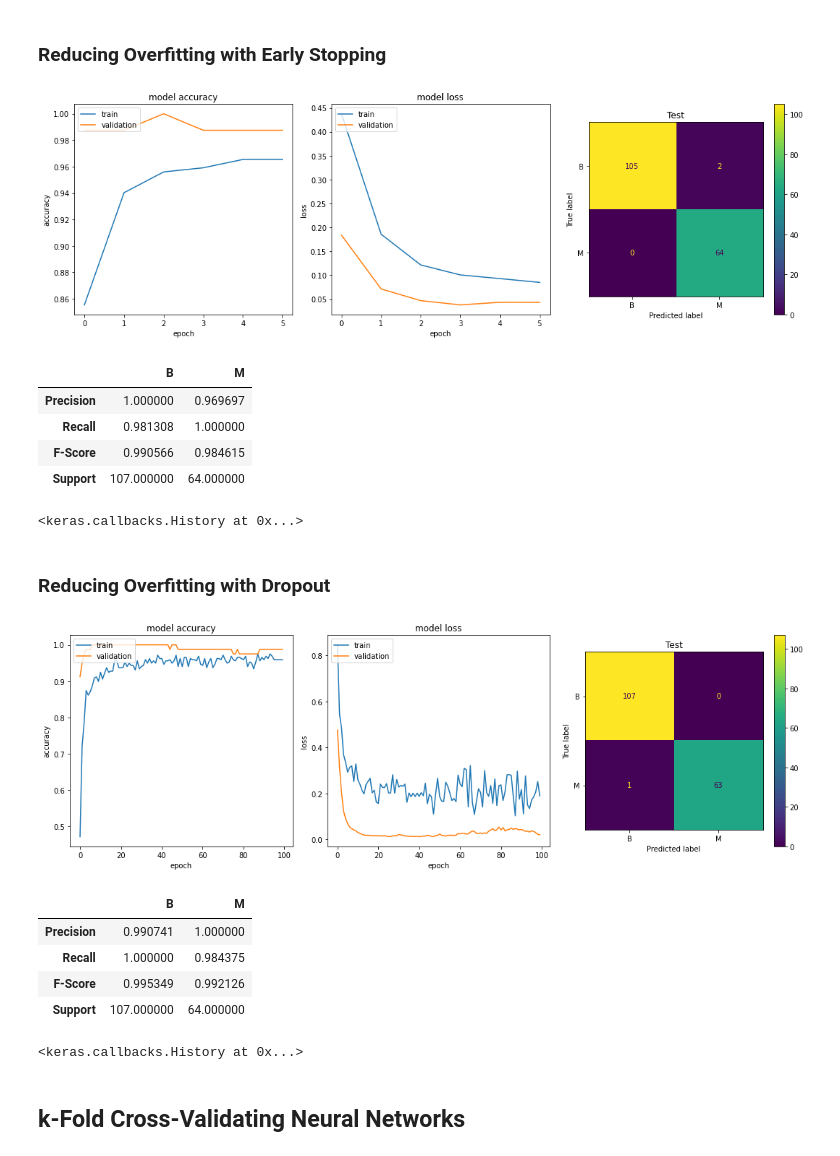
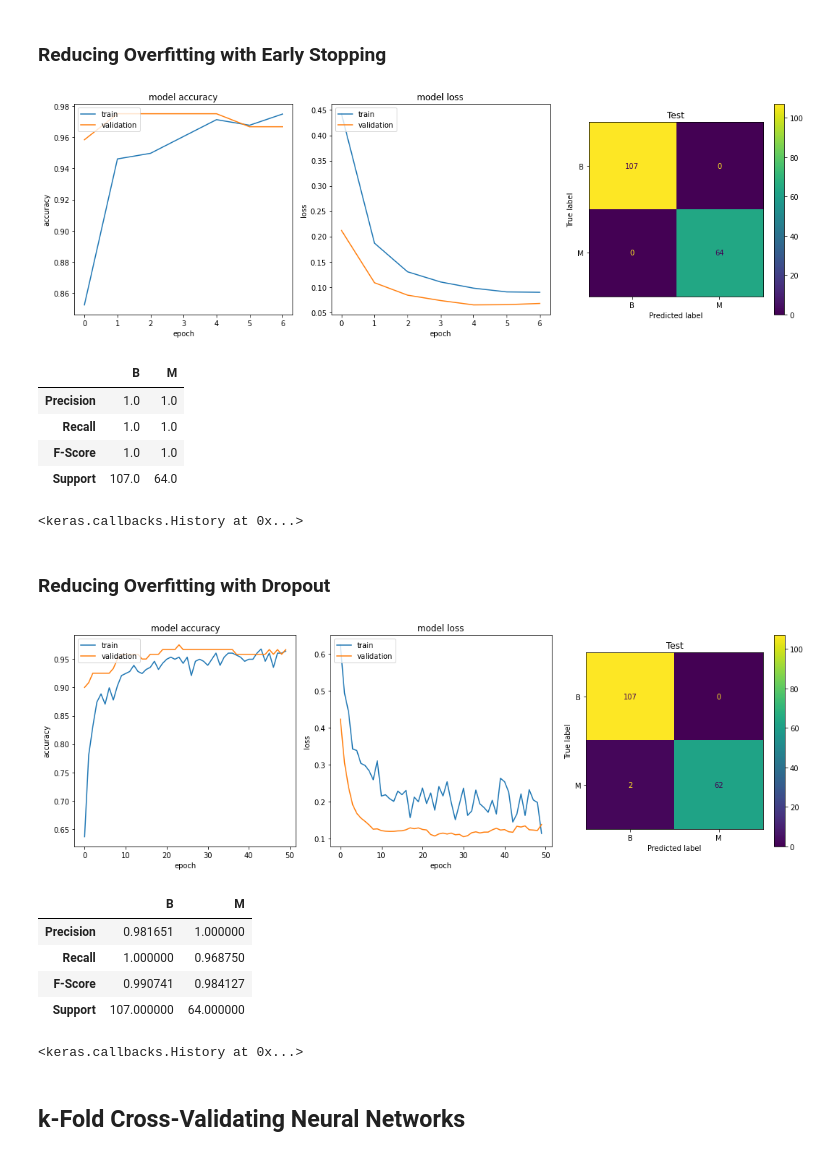
Before and after one commit to tsopeh/neural_networks, a Jupyter notebook: breast_cancer.ipynb, the cells around one changed output. Cells and saved outputs as stored; diff of their text form; code cells hidden in the pictures.

```diff
--- a/breast_cancer.ipynb
+++ b/breast_cancer.ipynb
@@ -167,7 +173,7 @@ plot_correlation(df)
 ## Data split
 # %%
 df_train, df_test = train_test_split(df, test_size=0.3, stratify=df["diagnosis"], random_state=random_state)
-df_train, df_validate = train_test_split(df_train, test_size=0.2, stratify=df_train["diagnosis"],
+df_train, df_validate = train_test_split(df_train, test_size=0.3, stratify=df_train["diagnosis"],
                                          random_state=random_state)
 
 y_train = df_train.iloc[:, [-1]]
@@ -215,7 +221,7 @@ def plot_results (history, y_predicted, y_true, y_labels=None):
     plt.tight_layout()
     plt.show()
 
-    display(pd.DataFrame(data=precision_recall_fscore_support(y_true, y_predicted),
+    display(pd.DataFrame(data=precision_recall_fscore_support(y_true, y_predicted, zero_division=0),
                          columns=y_labels,
                          index=["Precision", "Recall", "F-Score", "Support"]))
 
@@ -297,8 +382,8 @@ To enable them in other operations, rebuild TensorFlow with the appropriate comp
 # %%
-def compile_overfitting_network ():
+def compile_loss_network ():
     network = models.Sequential()
     network.add(layers.Dense(units=16, activation="relu", input_shape=(len(X_train.columns),)))
-    network.add(layers.Dense(units=16, activation="relu"))
+    network.add(layers.Dense(units=16, activation="gelu"))
     network.add(layers.Dense(units=1, activation="sigmoid"))
     network.compile(loss="binary_crossentropy",
                     optimizer="rmsprop",
@@ -308,12 +393,12 @@ def compile_overfitting_network ():
 def network_overfitting_fit (network, X_train, y_train, X_validate, y_validate):
     return network.fit(X_train,
                        y_train,
-                       epochs=100,
-                       batch_size=2,
+                       epochs=50,
+                       batch_size=1,
                        verbose=0,
                        validation_data=(X_validate, y_validate))
 
-train_test_plot_network(compile_overfitting_network,
+train_test_plot_network(compile_loss_network,
                         network_overfitting_fit,
                         X_train, y_train,
                         X_validate, y_validate,
@@ -339,62 +424,62 @@ def network_overfitting_fit (network, X_train, y_train, X_validate, y_validate):
     ]
     return network.fit(X_train,
                        y_train,
-                       epochs=100,
+                       epochs=50,
                        batch_size=2,
                        callbacks=callbacks,
                        verbose=0,
                        validation_data=(X_validate, y_validate))
 
-train_test_plot_network(compile_overfitting_network,
+train_test_plot_network(compile_loss_network,
                         network_overfitting_fit,
                         X_train, y_train,
                         X_validate, y_validate,
                         X_test, y_test,
                         y_labels=encoder.classes_)
 # %% [output]
-[figure, old version]
+[figure, new version]
 |  | B | M |
-| Precision | 1.000000 | 0.969697 |
-| Recall | 0.981308 | 1.000000 |
-| F-Score | 0.990566 | 0.984615 |
-| Support | 107.000000 | 64.000000 |
+| Precision | 1.0 | 1.0 |
+| Recall | 1.0 | 1.0 |
+| F-Score | 1.0 | 1.0 |
+| Support | 107.0 | 64.0 |
 <keras.callbacks.History at 0x...>
 # %% [markdown]
 ### Reducing Overfitting with Dropout
 # %%
 def compile_dropout_network ():
     network = models.Sequential()
     network.add(layers.Dropout(0.2, input_shape=(len(X_train.columns),)))
     network.add(layers.Dense(units=16, activation="relu"))
     network.add(layers.Dropout(0.5))
-    network.add(layers.Dense(units=16, activation="relu"))
+    network.add(layers.Dense(units=16, activation="gelu"))
     network.add(layers.Dropout(0.5))
     network.add(layers.Dense(units=1, activation="sigmoid"))
     network.compile(loss="binary_crossentropy",
                     optimizer="rmsprop",
                     metrics=["accuracy"])
     return network
 
 def network_overfitting_fit (network, X_train, y_train, X_validate, y_validate):
     return network.fit(X_train,
                        y_train,
-                       epochs=100,
+                       epochs=50,
                        batch_size=2,
                        verbose=0,
                        validation_data=(X_validate, y_validate))
 
 train_test_plot_network(compile_dropout_network,
                         network_overfitting_fit,
                         X_train, y_train,
                         X_validate, y_validate,
                         X_test, y_test,
                         y_labels=encoder.classes_)
 # %% [output]
-[figure, old version]
+[figure, new version]
 |  | B | M |
-| Precision | 0.990741 | 1.000000 |
-| Recall | 1.000000 | 0.984375 |
-| F-Score | 0.995349 | 0.992126 |
+| Precision | 0.981651 | 1.000000 |
+| Recall | 1.000000 | 0.968750 |
+| F-Score | 0.990741 | 0.984127 |
 | Support | 107.000000 | 64.000000 |
 <keras.callbacks.History at 0x...>
 # %% [markdown]
```
Also changed, not shown: parts of 12 cells of this notebook.
